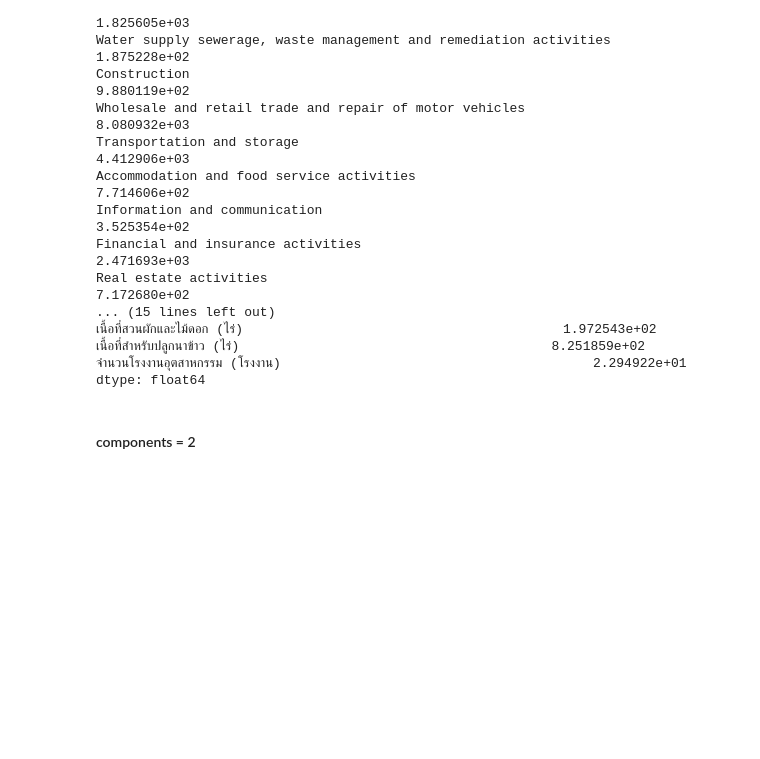
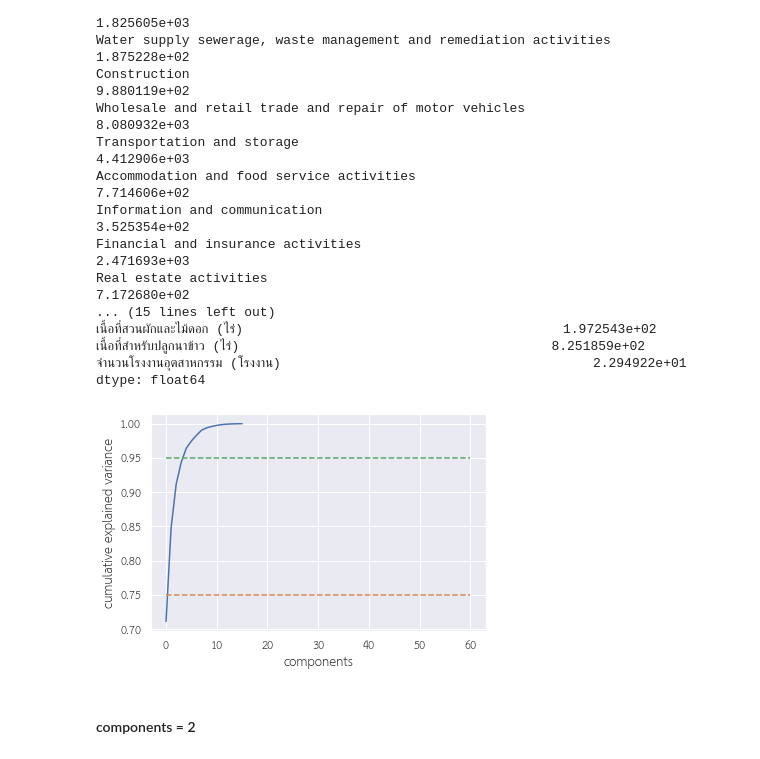
Before and after one commit to pant411/final_stat_pant, a Jupyter notebook: part1_dimen_ayth.ipynb, the cells around one changed output. Drawn from its saved outputs; the diff is of its cells as text; code cells hidden in the pictures; blank space fills up the shorter version.

```diff
--- a/part1_dimen_ayth.ipynb
+++ b/part1_dimen_ayth.ipynb
@@ -211,6 +211,15 @@ sk_scaled_X_test = scaler.transform(X_test)
 # are equivalent to:
 # scaler = StandardScaler()
 # sk_scaled_X_train = scaler.fit_transform(X_train)
+# %%
+pca = PCA().fit(sk_scaled_X_train)
+plt.plot(np.cumsum(pca.explained_variance_ratio_))
+plt.plot([0,60], [0.75,0.75], '--')
+plt.plot([0,60], [0.95,0.95], '--')
+plt.xlabel('components')
+plt.ylabel('cumulative explained variance');
+# %% [output]
+[figure, added]
 # %% [markdown]
 #### components = 2
 # %%
```
Also changed, not shown: parts of 30 cells of this notebook, 17 other files.
